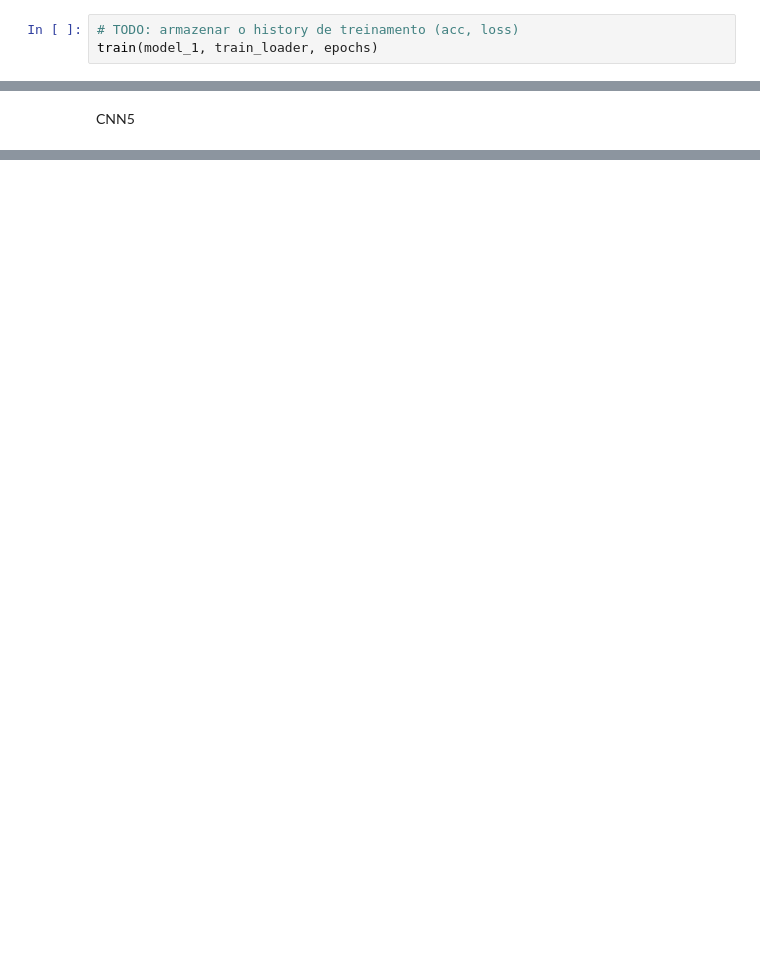
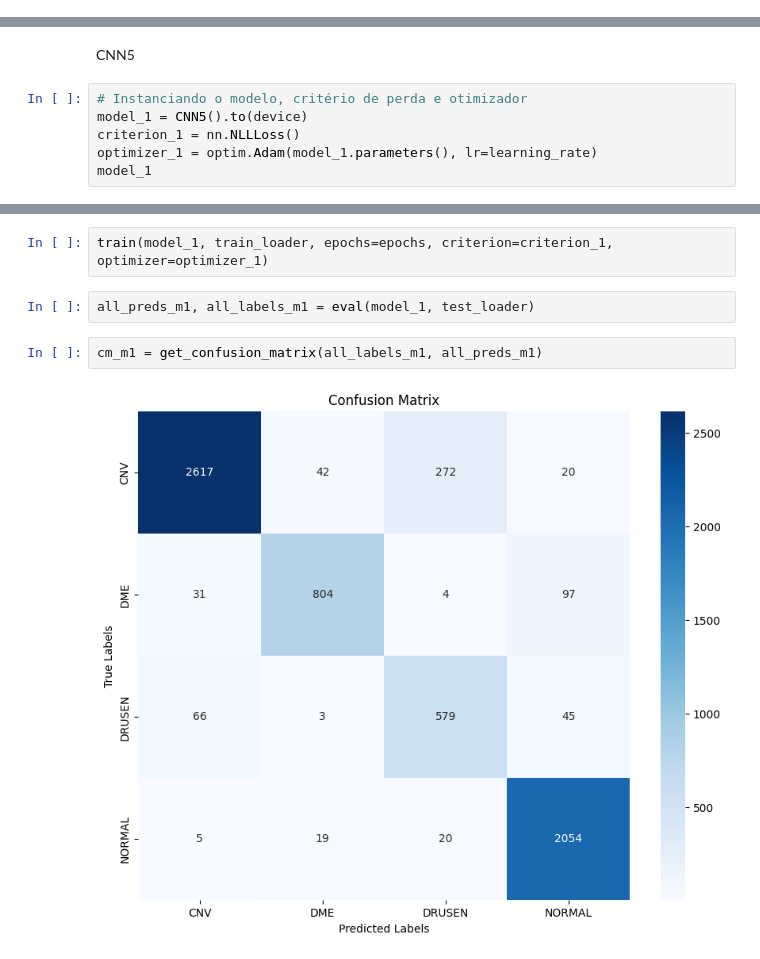
Before and after one commit to myller-silva/PDI-Project, a Jupyter notebook: pdi-project.ipynb, the cells around one changed output, grey strips where cells are left out. Saved outputs shown, nothing was run; the diff lists cells and outputs as text; blank space fills up the shorter version.

```diff
--- a/pdi-project.ipynb
+++ b/pdi-project.ipynb
@@ -384,3 +437,0 @@ optimizer = optim.Adam(model_1.parameters(), lr=learning_rate)
-# %%
-# TODO: armazenar o history de treinamento (acc, loss)
-train(model_1, train_loader, epochs)
@@ -393,2 +464,8 @@ get_confusion_matrix(all_labels, all_preds)
 # %% [markdown]
 CNN5
+# %%
+# Instanciando o modelo, critério de perda e otimizador
+model_1 = CNN5().to(device)
+criterion_1 = nn.NLLLoss()
+optimizer_1 = optim.Adam(model_1.parameters(), lr=learning_rate)
+model_1
@@ -394,0 +485,8 @@ CNN5
+# %%
+train(model_1, train_loader, epochs=epochs, criterion=criterion_1, optimizer=optimizer_1)
+# %%
+all_preds_m1, all_labels_m1 = eval(model_1, test_loader)
+# %%
+cm_m1 = get_confusion_matrix(all_labels_m1, all_preds_m1)
+# %% [output]
+[figure, added]
```
Also changed, not shown: parts of 33 cells of this notebook.
